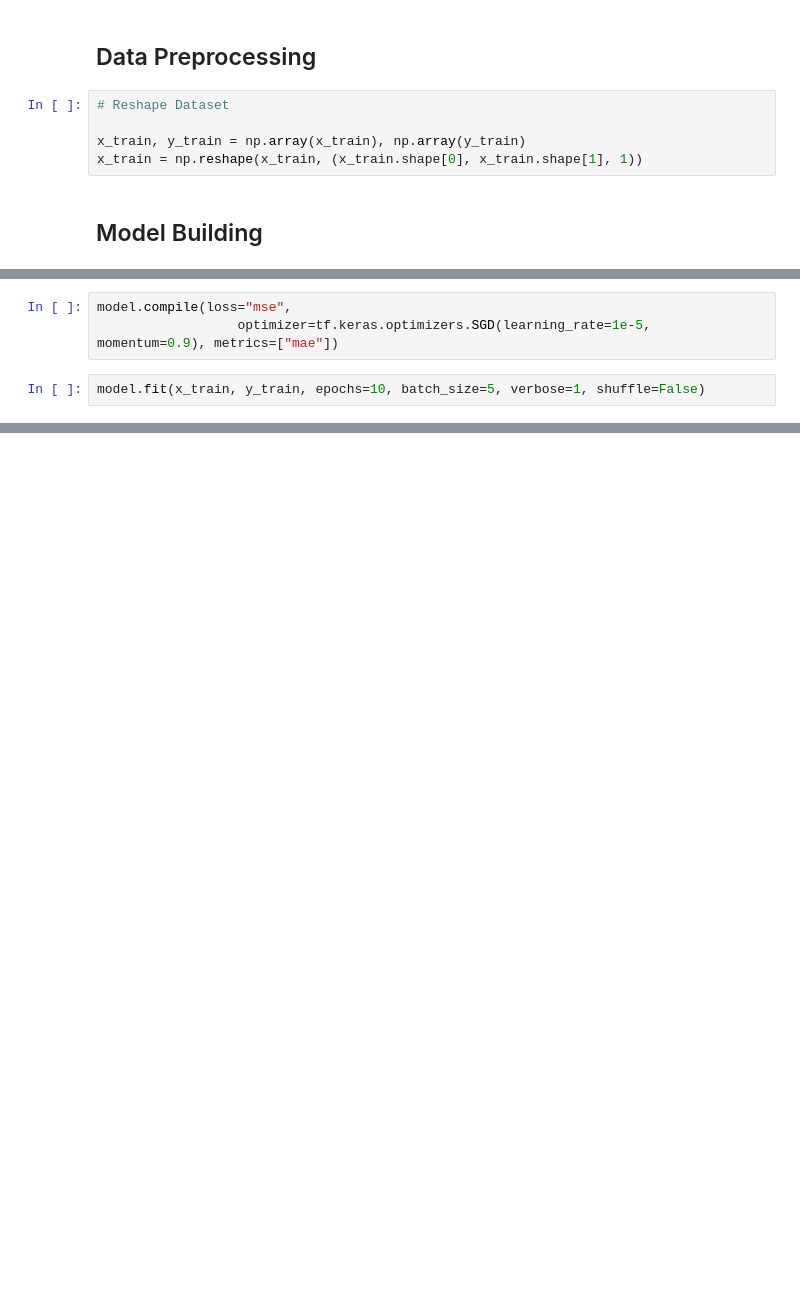
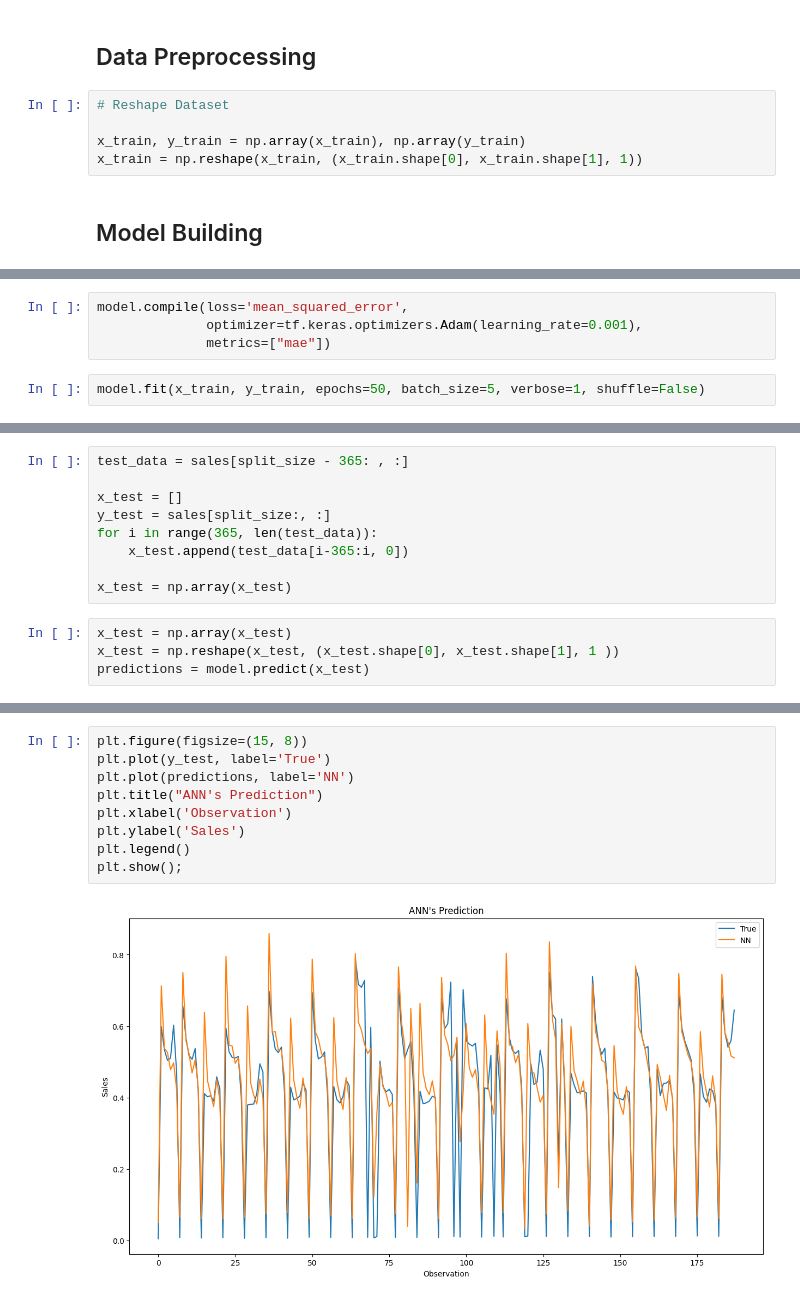
Before and after one commit to Megalogic-Point-of-Sales-02/PoS-ML, a Jupyter notebook: Sales_Forecast_Capstone.ipynb, the cells around one changed output, grey strips where cells are left out. Cells and saved outputs as stored; diff of their text form; blank space fills up the shorter version.

```diff
--- a/Sales_Forecast_Capstone.ipynb
+++ b/Sales_Forecast_Capstone.ipynb
@@ -206,6 +146,7 @@ model = tf.keras.Sequential([
 # %%
-model.compile(loss="mse",
-                  optimizer=tf.keras.optimizers.SGD(learning_rate=1e-5, momentum=0.9), metrics=["mae"])
+model.compile(loss='mean_squared_error',
+              optimizer=tf.keras.optimizers.Adam(learning_rate=0.001),
+              metrics=["mae"])
 # %%
-model.fit(x_train, y_train, epochs=10, batch_size=5, verbose=1, shuffle=False)
+model.fit(x_train, y_train, epochs=50, batch_size=5, verbose=1, shuffle=False)
 # %% [output]
@@ -232,0 +175,13 @@ Epoch 10/10
+# %%
+test_data = sales[split_size - 365: , :]
+
+x_test = []
+y_test = sales[split_size:, :]
+for i in range(365, len(test_data)):
+    x_test.append(test_data[i-365:i, 0])
+
+x_test = np.array(x_test)
+# %%
+x_test = np.array(x_test)
+x_test = np.reshape(x_test, (x_test.shape[0], x_test.shape[1], 1 ))
+predictions = model.predict(x_test)
@@ -232,0 +190,11 @@ Epoch 10/10
+# %%
+plt.figure(figsize=(15, 8))
+plt.plot(y_test, label='True')
+plt.plot(predictions, label='NN')
+plt.title("ANN's Prediction")
+plt.xlabel('Observation')
+plt.ylabel('Sales')
+plt.legend()
+plt.show();
+# %% [output]
+[figure, added]
```
Also changed, not shown: parts of 20 cells of this notebook.
